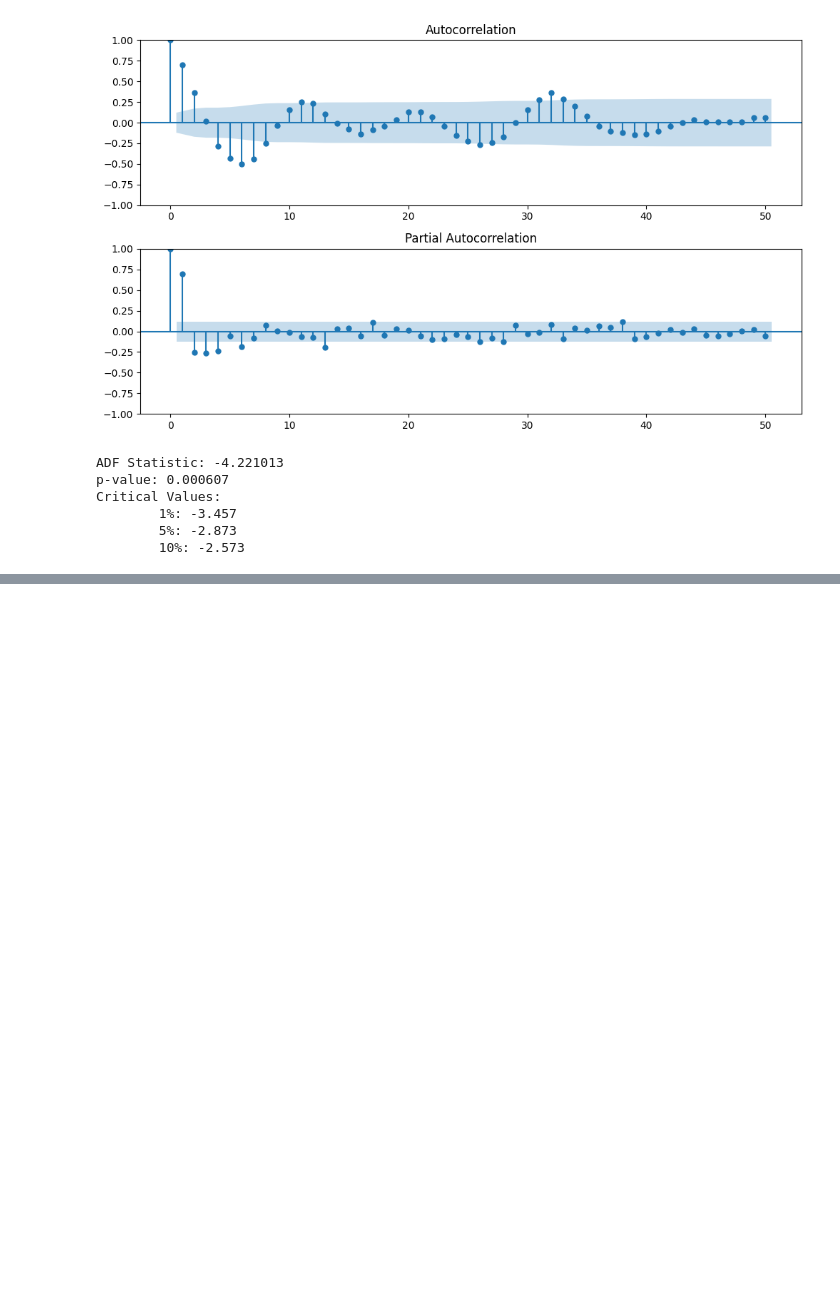
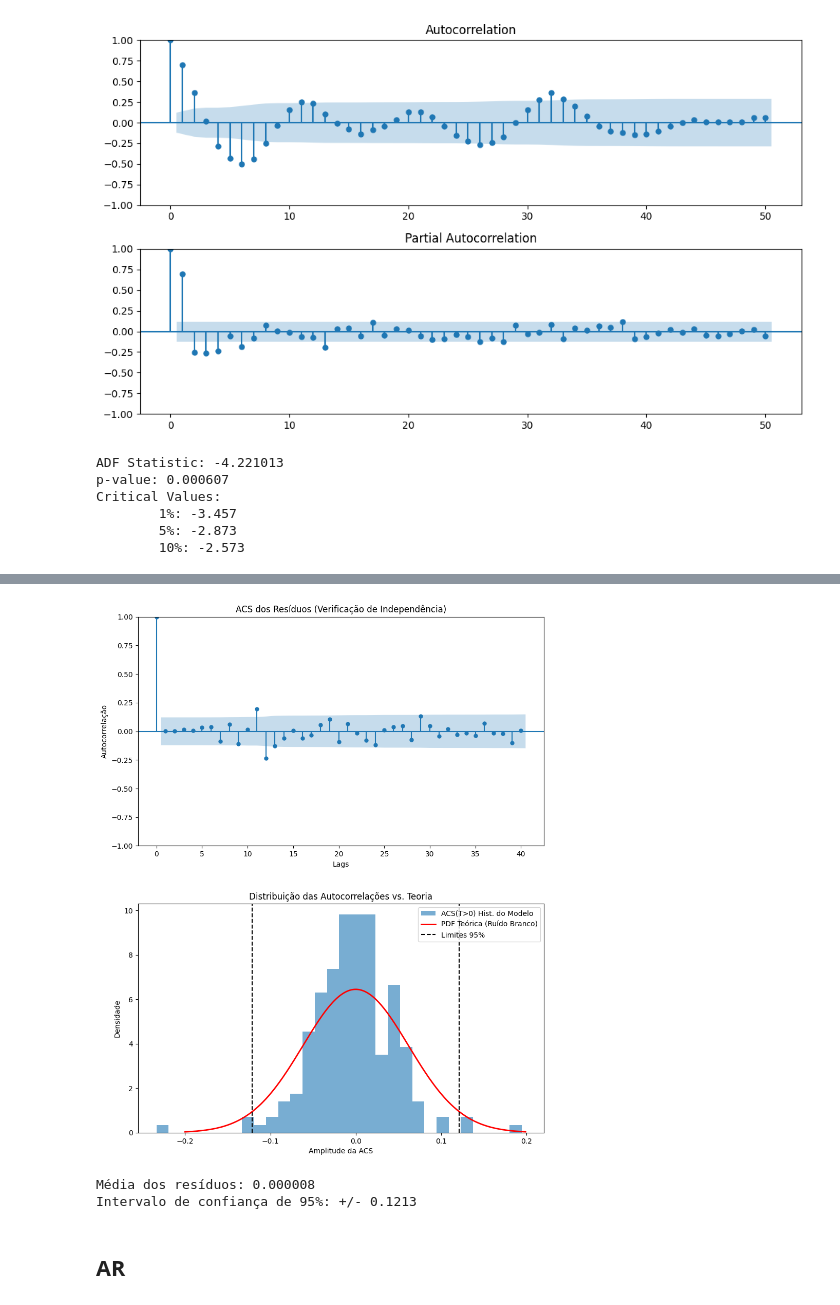
Before and after one commit to reberapower1/Countries-Consumer-Price-Indexes-CPIs-Analysis-and-Forecasting, a Jupyter notebook: apst_project.ipynb, the cells around one changed output, grey strips where cells are left out. Cells and saved outputs as stored; diff of their text form; code cells hidden in the pictures; blank space fills up the shorter version.

```diff
--- a/apst_project.ipynb
+++ b/apst_project.ipynb
@@ -850,0 +877,7 @@ Critical Values:
+# %%
+model_ma = ARIMA(ts_diff2.dropna(), order=(0, 0, 3))
+res_ma = model_ma.fit()
+
+print("\n--- Modelo MA(3) ---")
+print(f"AIC: {res_ma.aic}")
+print(res_ma.summary().tables[1])
@@ -850,0 +896,45 @@ Critical Values:
+# %%
+import scipy.stats as spyst
+from statsmodels.graphics.tsaplots import plot_acf
+
+zTS = res_ma.resid.dropna()
+N = len(zTS)
+fig, (ax1, ax2) = plt.subplots(2, 1, figsize=(10, 12))
+fig.tight_layout(pad=6.0)
+
+#Autocorrelação dos Resíduos (ACS)
+plot_acf(zTS, lags=40, ax=ax1, title="ACS dos Resíduos (Verificação de Independência)")
+ax1.set_xlabel("Lags")
+ax1.set_ylabel("Autocorrelação")
+
+#  Distribuição da ACS vs. Ruído Branco Teórico
+ac = acf(zTS, nlags=min(200, N-1), fft=False)
+ax2.hist(ac[1:], bins=30, density=True, alpha=0.6, label='ACS(T>0) Hist. do Modelo')
+
+# curva da Distribuição Normal Teórica (PDF)
+#desvio padrão teórico do ruído branco é 1/sqrt(N)
+std_teorico = 1/np.sqrt(N)
+rg = np.arange(-0.2, 0.2, 0.001) # intervalo do eixo x
+pdf = spyst.norm.pdf(rg, 0, std_teorico)
+
+# Desenhar a curva teórica e os limites de 95% (1.96 * std)
+ax2.plot(rg, pdf, 'r-', lw=2, label='PDF Teórica (Ruído Branco)')
+limite_95 = 1.96 * std_teorico
+ax2.axvline(x=-limite_95, color='k', linestyle='--', label='Limites 95%')
+ax2.axvline(x=limite_95, color='k', linestyle='--')
+
+ax2.set_title("Distribuição das Autocorrelações vs. Teoria")
+ax2.set_xlabel("Amplitude da ACS")
+ax2.set_ylabel("Densidade")
+ax2.legend()
+
+plt.show()
+
+print(f"Média dos resíduos: {zTS.mean():.6f}")
+print(f"Intervalo de confiança de 95%: +/- {limite_95:.4f}")
+# %% [output]
+[figure, added]
+Média dos resíduos: 0.000008
+Intervalo de confiança de 95%: +/- 0.1213
+# %% [markdown]
+## AR
```
Also changed, not shown: parts of 36 cells of this notebook.
